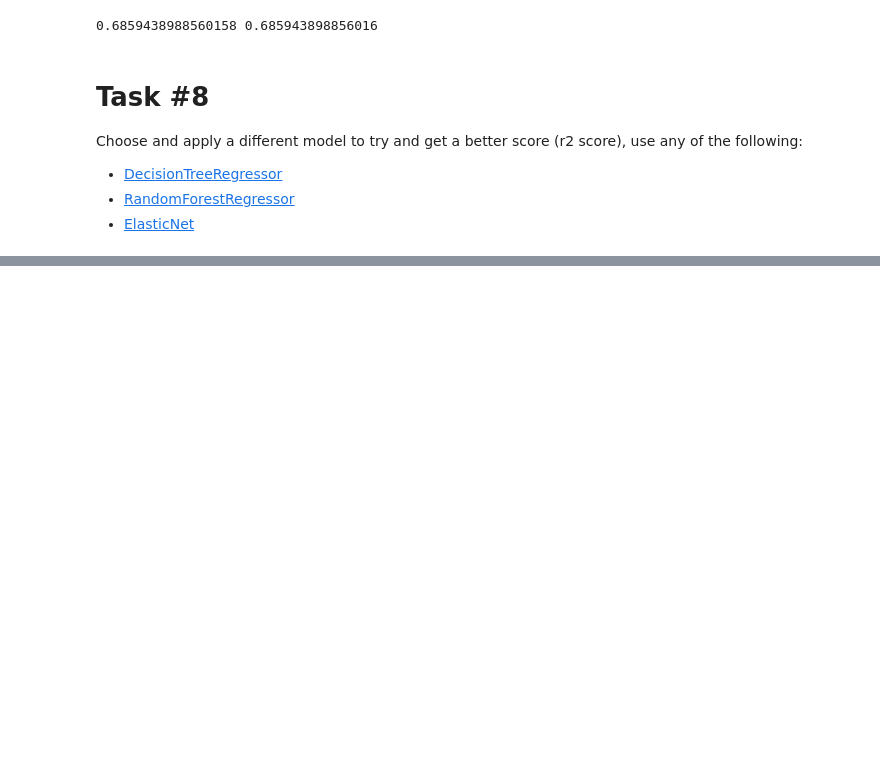
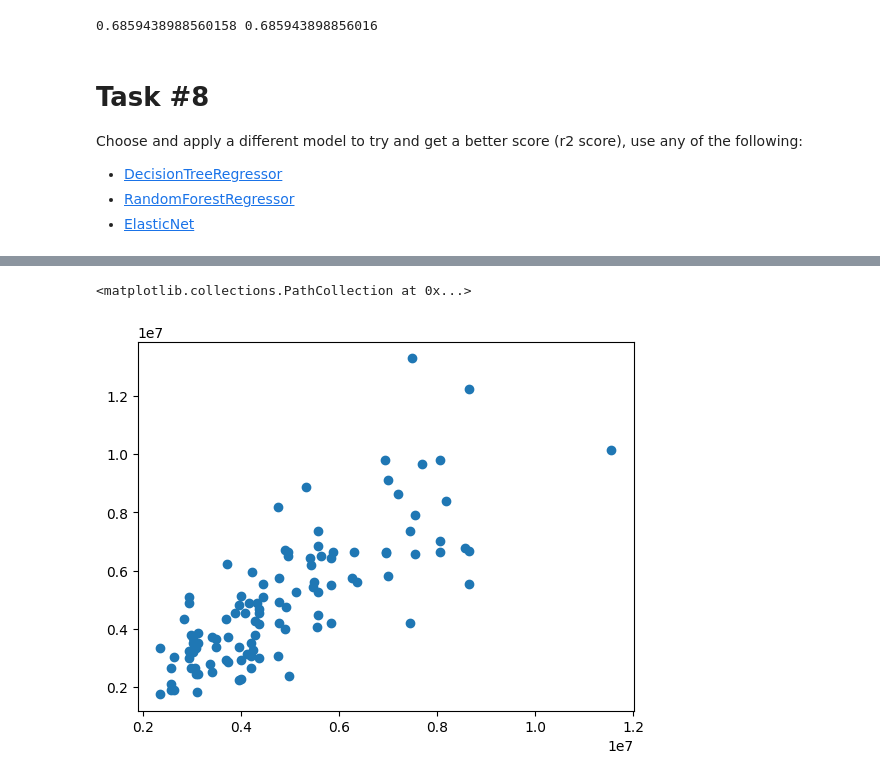
Before and after one commit to AdenierOsorto/ml-course, a Jupyter notebook: project/project.ipynb, the cells around one changed output, grey strips where cells are left out. Drawn from its saved outputs; the diff is of its cells as text; code cells hidden in the pictures; blank space fills up the shorter version.

```diff
--- a/project/project.ipynb
+++ b/project/project.ipynb
@@ -479,0 +557,5 @@ Choose and apply a different model to try and get a better score (r2 score), use
+# %%
+plt.scatter(predictions,y_test)
+# %% [output]
+<matplotlib.collections.PathCollection at 0x...>
+[figure, added]
```
Also changed, not shown: parts of 10 cells of this notebook.
